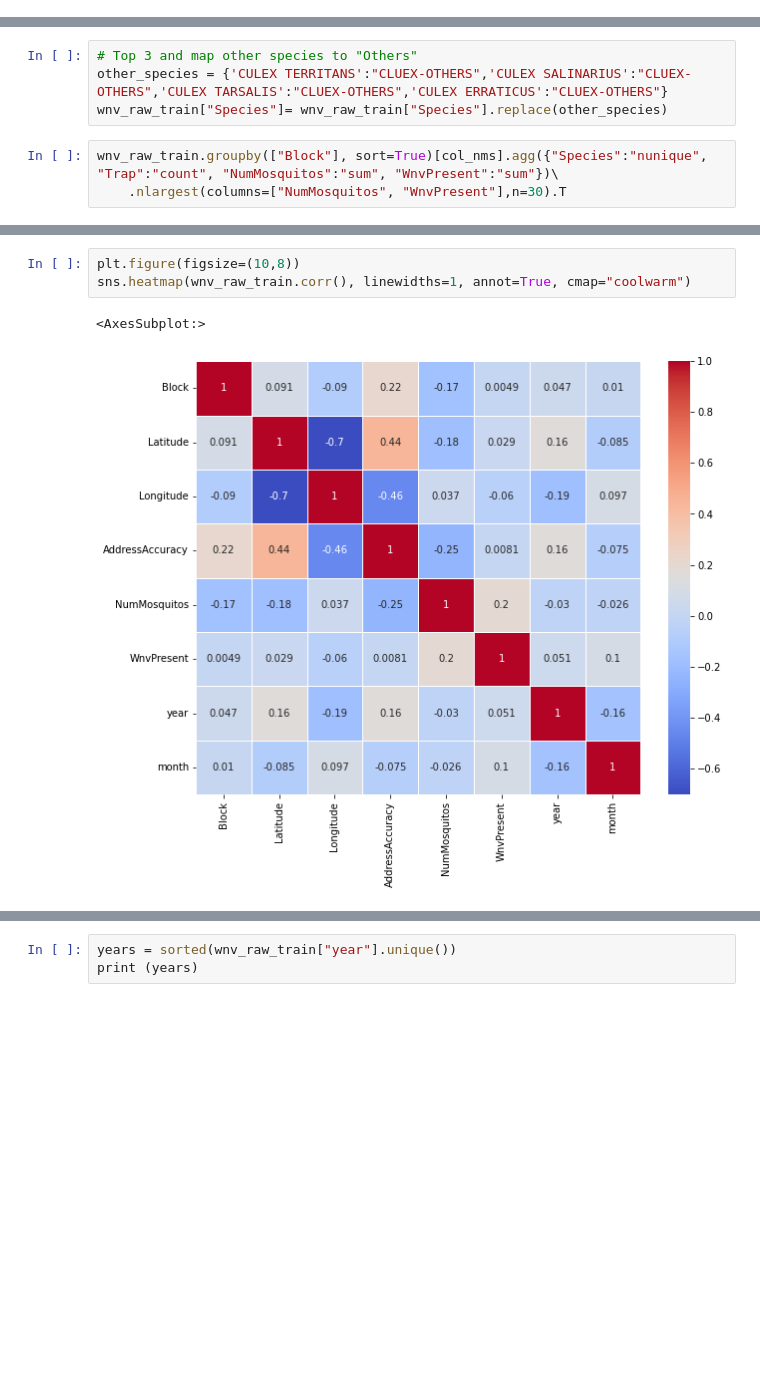
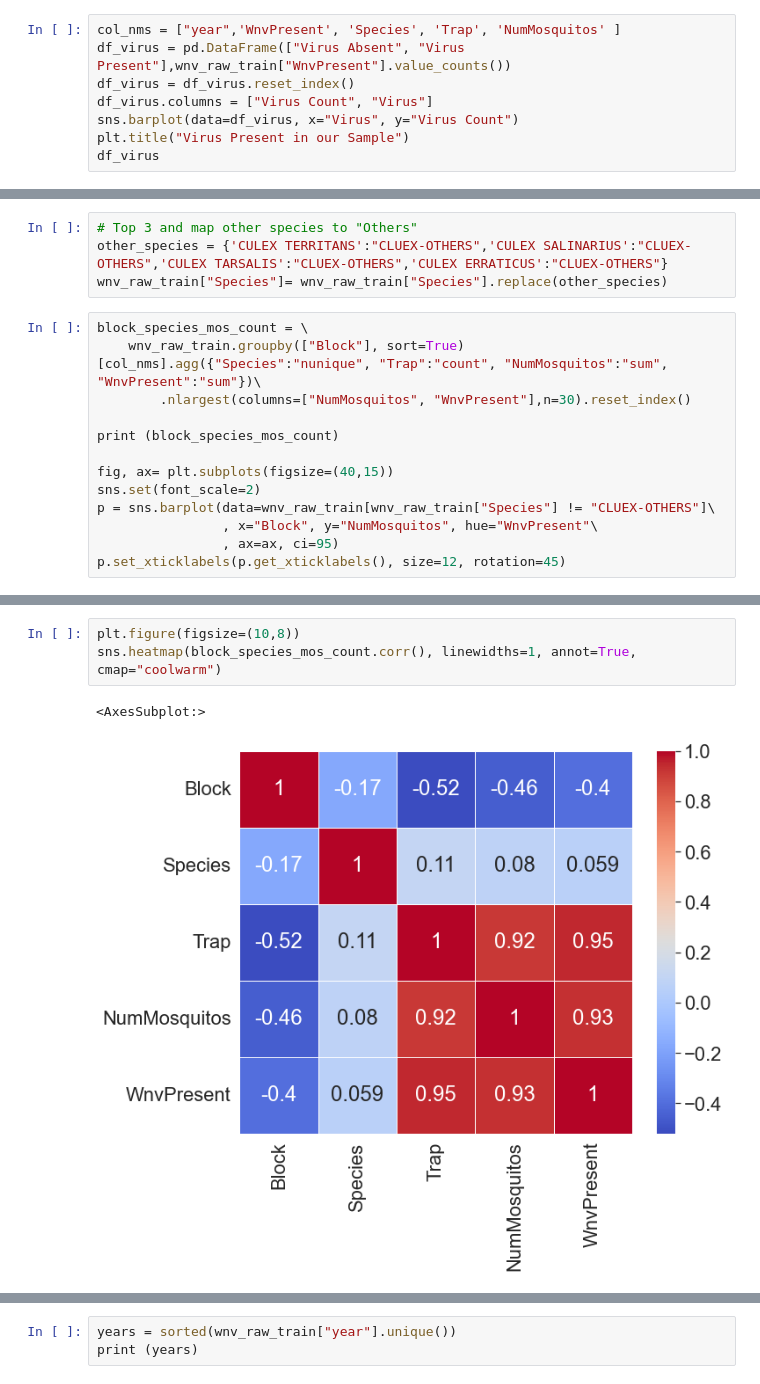
Before and after one commit to charsh12/DS-Career-Track, a Jupyter notebook: pythonProject/Capstone2/Notebook/Wnv_data_wrangling.ipynb, the cells around one changed output, grey strips where cells are left out. Saved outputs shown, nothing was run; the diff lists cells and outputs as text; blank space fills up the shorter version.

```diff
--- a/pythonProject/Capstone2/Notebook/Wnv_data_wrangling.ipynb
+++ b/pythonProject/Capstone2/Notebook/Wnv_data_wrangling.ipynb
@@ -111,0 +104,8 @@ Name: WnvPresent, dtype: int64
+# %%
+col_nms = ["year",'WnvPresent', 'Species', 'Trap', 'NumMosquitos' ]
+df_virus = pd.DataFrame(["Virus Absent", "Virus Present"],wnv_raw_train["WnvPresent"].value_counts())
+df_virus = df_virus.reset_index()
+df_virus.columns = ["Virus Count", "Virus"]
+sns.barplot(data=df_virus, x="Virus", y="Virus Count")
+plt.title("Virus Present in our Sample")
+df_virus
@@ -129,6 +135,16 @@ Name: Species, dtype: int64
 other_species = {'CULEX TERRITANS':"CLUEX-OTHERS",'CULEX SALINARIUS':"CLUEX-OTHERS",'CULEX TARSALIS':"CLUEX-OTHERS",'CULEX ERRATICUS':"CLUEX-OTHERS"}
 wnv_raw_train["Species"]= wnv_raw_train["Species"].replace(other_species)
 # %%
-wnv_raw_train.groupby(["Block"], sort=True)[col_nms].agg({"Species":"nunique", "Trap":"count", "NumMosquitos":"sum", "WnvPresent":"sum"})\
-    .nlargest(columns=["NumMosquitos", "WnvPresent"],n=30).T
+block_species_mos_count = \
+    wnv_raw_train.groupby(["Block"], sort=True)[col_nms].agg({"Species":"nunique", "Trap":"count", "NumMosquitos":"sum", "WnvPresent":"sum"})\
+        .nlargest(columns=["NumMosquitos", "WnvPresent"],n=30).reset_index()
+
+print (block_species_mos_count)
+
+fig, ax= plt.subplots(figsize=(40,15))
+sns.set(font_scale=2)
+p = sns.barplot(data=wnv_raw_train[wnv_raw_train["Species"] != "CLUEX-OTHERS"]\
+                , x="Block", y="NumMosquitos", hue="WnvPresent"\
+                , ax=ax, ci=95)
+p.set_xticklabels(p.get_xticklabels(), size=12, rotation=45)
 # %% [output]
@@ -143,7 +188,7 @@ Block 10 has the highest number of mosquitos count along with the virus.
 # %%
 plt.figure(figsize=(10,8))
-sns.heatmap(wnv_raw_train.corr(), linewidths=1, annot=True, cmap="coolwarm")
+sns.heatmap(block_species_mos_count.corr(), linewidths=1, annot=True, cmap="coolwarm")
 # %% [output]
 <AxesSubplot:>
-[figure, old version]
+[figure, new version]
 # %%
```
Also changed, not shown: parts of 45 cells of this notebook, 7 other files.
